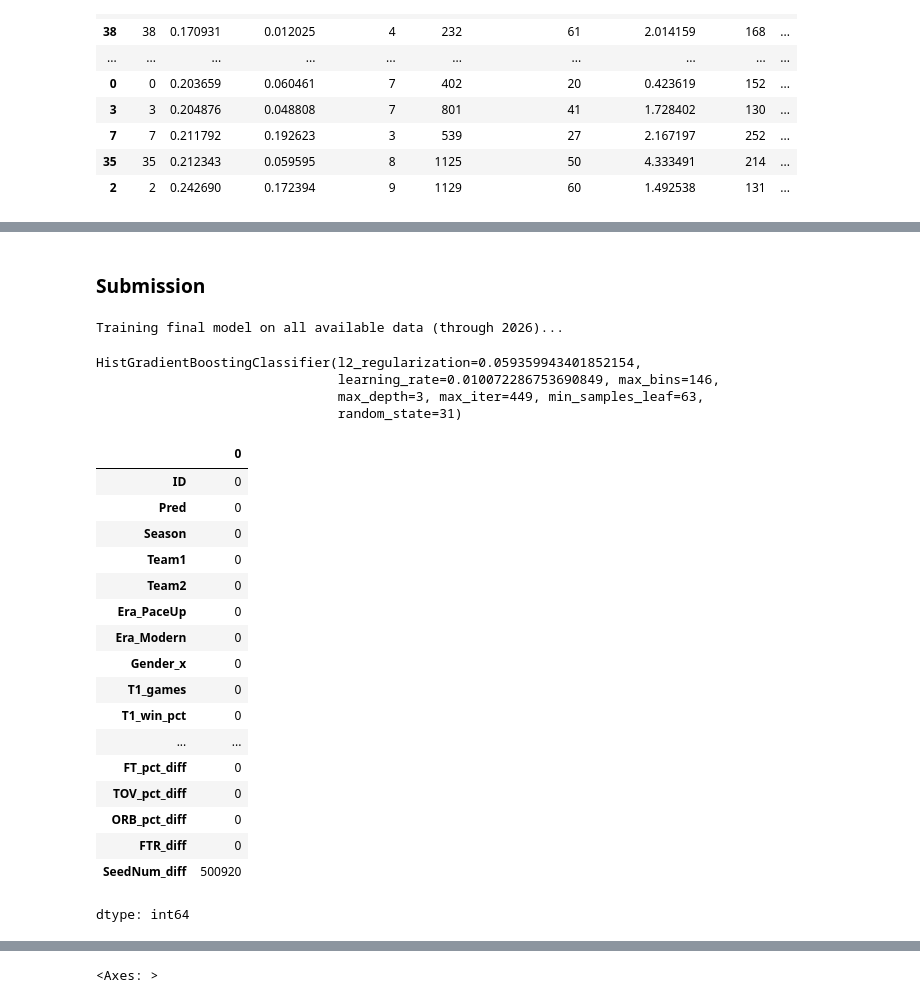
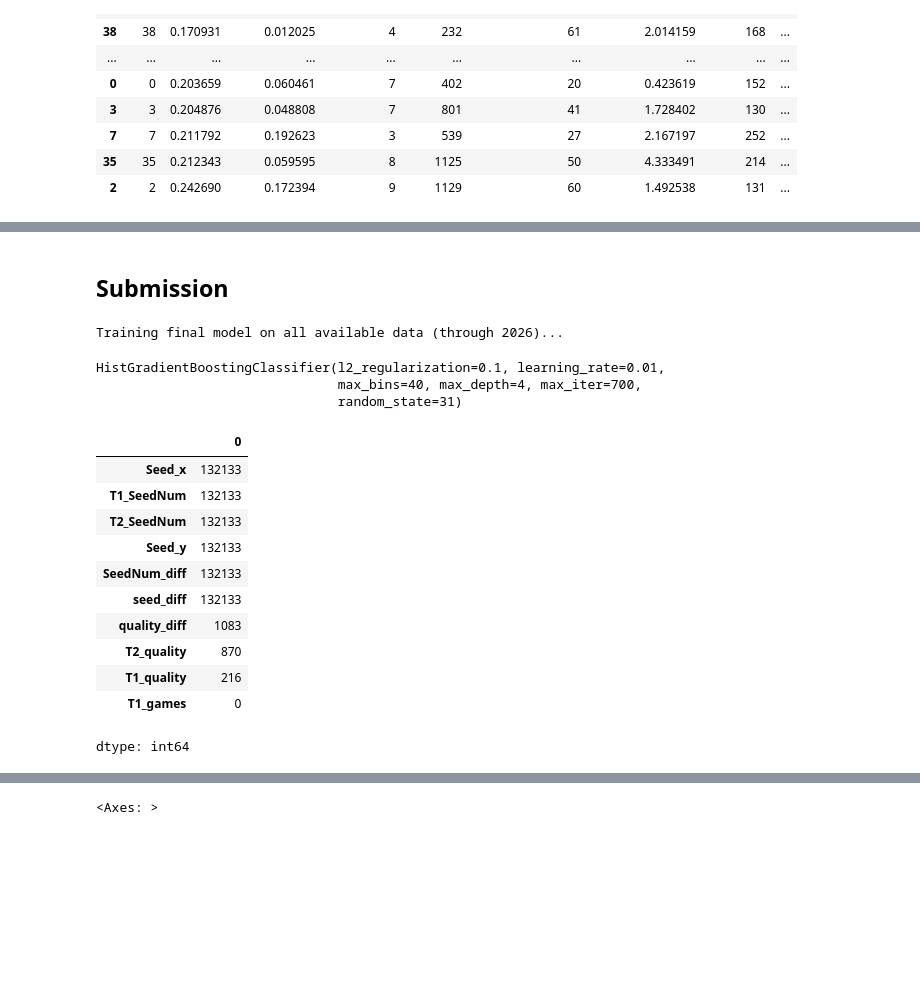
Before and after one commit to abishpius/March-Madness-2026, a Jupyter notebook: Kaggle_March_Madness_Advanced_FE.ipynb, the cells around one changed output, grey strips where cells are left out. Drawn from its saved outputs; the diff is of its cells as text; code cells hidden in the pictures; blank space fills up the shorter version.

```diff
--- a/Kaggle_March_Madness_Advanced_FE.ipynb
+++ b/Kaggle_March_Madness_Advanced_FE.ipynb
@@ -789,28 +859,37 @@ results_df.sort_values(by = 'value')
 # %% [markdown]
-### Submission
+## Submission
 # %%
 # --- Final Model Training ---
 print("\nTraining final model on all available data (through 2026)...")
 X_all = df[X_cols]
 y_all = df["Target"]
 
-model = HistGradientBoostingClassifier(
-    loss="log_loss",
-    random_state=31,
-    **{'learning_rate': 0.010072286753690849, 'max_depth': 3, 'max_iter': 449, 'min_samples_leaf': 63, 'l2_regularization': 0.059359943401852154, 'max_bins': 146}
+# model = HistGradientBoostingClassifier(
+#     loss="log_loss",
+#     random_state=31,
+#     **{'learning_rate': 0.010072286753690849, 'max_depth': 3, 'max_iter': 449, 'min_samples_leaf': 63, 'l2_regularization': 0.059359943401852154, 'max_bins': 146}
 
-    )
+#     )
+
+model = HistGradientBoostingClassifier(loss="log_loss",
+    learning_rate=0.01,      # eta
+    max_iter=700,            # num_rounds
+    max_depth=4,             # same
+    min_samples_leaf=20,     # approx min_child_weight
+    max_bins=40,             # similar histogram resolution
+    max_leaf_nodes=31,       # enables leaf-wise growth
+    l2_regularization=0.1,
+    random_state=31)
 
 model.fit(X_all, y_all)
 # %% [output]
 Training final model on all available data (through 2026)...
-HistGradientBoostingClassifier(l2_regularization=0.059359943401852154,
-                               learning_rate=0.010072286753690849, max_bins=146,
-                               max_depth=3, max_iter=449, min_samples_leaf=63,
+HistGradientBoostingClassifier(l2_regularization=0.1, learning_rate=0.01,
+                               max_bins=40, max_depth=4, max_iter=700,
                                random_state=31)
 # %%
 # Load sample submission
-sub = pd.read_csv("/content/SampleSubmissionStage1.csv")
+sub = pd.read_csv("/content/SampleSubmissionStage2.csv")
 
 sub[["Season","Team1","Team2"]] = sub["ID"].str.split("_", expand=True)
 sub["Season"] = sub["Season"].astype(int)
@@ -881,6 +960,12 @@ glm_T2 = glm_quality.rename(columns={
 sub = sub.merge(glm_T1, on=["Season","Team1"], how="left")
 sub = sub.merge(glm_T2, on=["Season","Team2"], how="left")
 
+sub = sub.merge(t1_recent, on=["Season","Team1"], how="left")
+sub = sub.merge(t2_recent, on=["Season","Team2"], how="left")
+
+sub["last10_win_diff"] = sub["T1_last10_win"] - sub["T2_last10_win"]
+sub["last10_margin_diff"] = sub["T1_last10_margin"] - sub["T2_last10_margin"]
+
 sub["quality_diff"] = sub["T1_quality"] - sub["T2_quality"]
 
 for col in feature_cols:
@@ -892,27 +977,21 @@ sub['Gender'] = sub.filter(like = 'Gender').mean(axis = 1).astype(int)
 X_sub = X_cols
 
 # --- Predict using your already trained model ---
-sub["Pred"] = model.predict_proba(sub[X_sub])[:,1]  # <--- reuse the CV/final model
+sub["Pred"] = 0.5*xgb_model.predict(sub[X_cols]) + 0.5*model.predict_proba(sub[X_sub])[:,1]
 # %%
-sub.isna().sum()
+sub.isna().sum().sort_values(ascending = False).head(10)
 # %% [output]
 |  | 0 |
-| ID | 0 |
-| Pred | 0 |
-| Season | 0 |
-| Team1 | 0 |
-| Team2 | 0 |
-| Era_PaceUp | 0 |
-| Era_Modern | 0 |
-| Gender_x | 0 |
+| Seed_x | 132133 |
+| T1_SeedNum | 132133 |
+| T2_SeedNum | 132133 |
+| Seed_y | 132133 |
+| SeedNum_diff | 132133 |
+| seed_diff | 132133 |
+| quality_diff | 1083 |
+| T2_quality | 870 |
+| T1_quality | 216 |
 | T1_games | 0 |
-| T1_win_pct | 0 |
-| ... | ... |
-| FT_pct_diff | 0 |
-| TOV_pct_diff | 0 |
-| ORB_pct_diff | 0 |
-| FTR_diff | 0 |
-| SeedNum_diff | 500920 |
 dtype: int64
 # %%
 # # Post Processing
```
Also changed, not shown: parts of 16 cells of this notebook.
